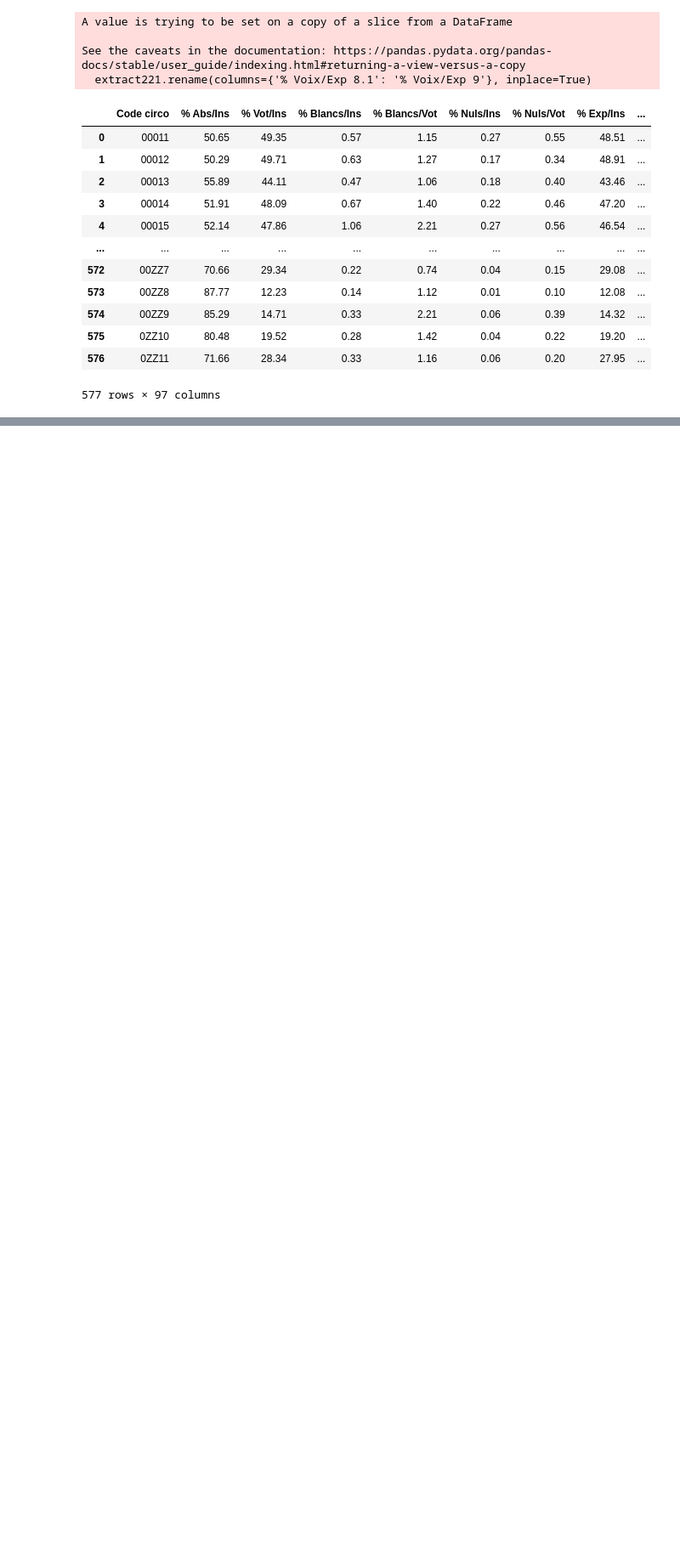
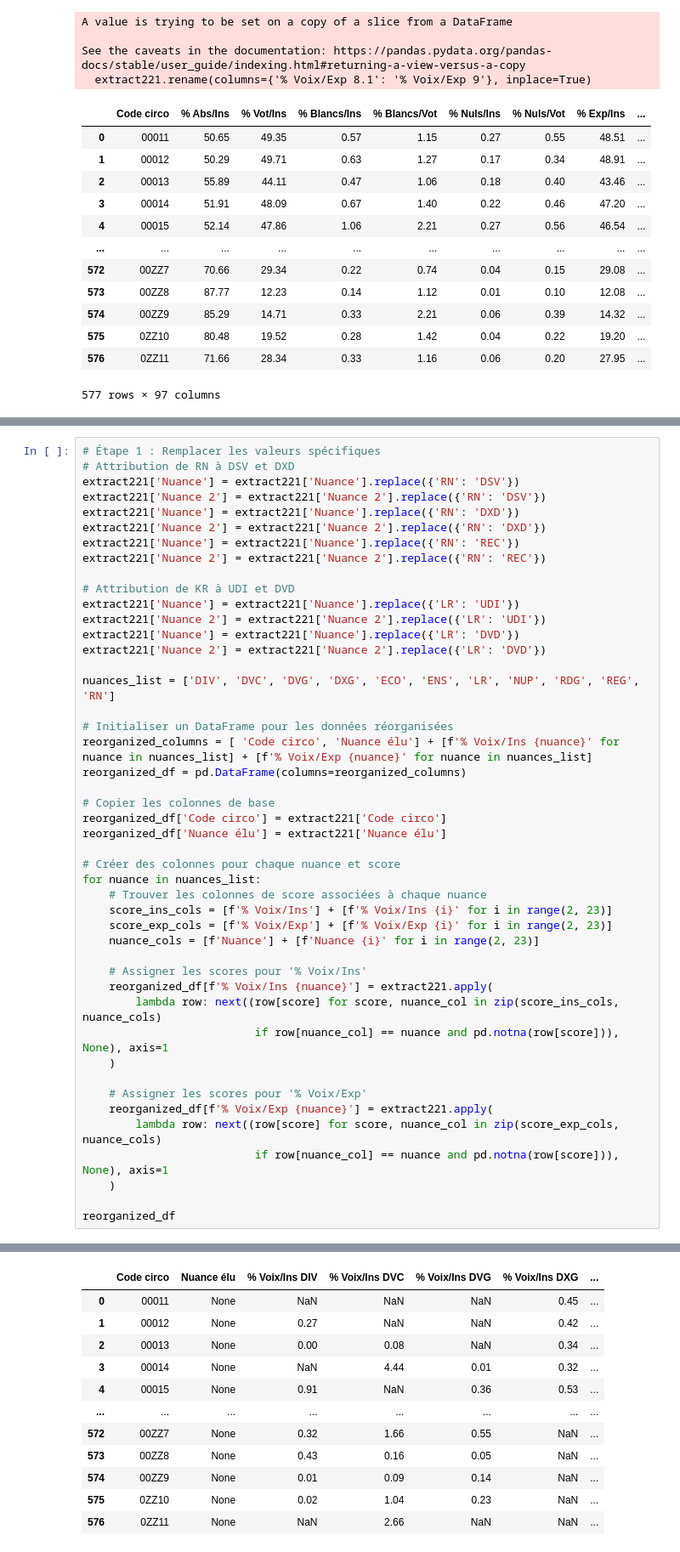
Before and after one commit to jmeynent/RisqueRNAnalyse, a Jupyter notebook: Formatage.ipynb, the cells around one changed output, grey strips where cells are left out. Shown at 85% size. Drawn from its saved outputs; the diff is of its cells as text; blank space fills up the shorter version.

```diff
--- a/Formatage.ipynb
+++ b/Formatage.ipynb
@@ -768,0 +870,47 @@ See the caveats in the documentation: https://pandas.pydata.org/pandas-docs/stab
+# %%
+# Étape 1 : Remplacer les valeurs spécifiques
+# Attribution de RN à DSV et DXD
+extract221['Nuance'] = extract221['Nuance'].replace({'RN': 'DSV'})
+extract221['Nuance 2'] = extract221['Nuance 2'].replace({'RN': 'DSV'})
+extract221['Nuance'] = extract221['Nuance'].replace({'RN': 'DXD'})
+extract221['Nuance 2'] = extract221['Nuance 2'].replace({'RN': 'DXD'})
+extract221['Nuance'] = extract221['Nuance'].replace({'RN': 'REC'})
+extract221['Nuance 2'] = extract221['Nuance 2'].replace({'RN': 'REC'})
+
+# Attribution de KR à UDI et DVD
+extract221['Nuance'] = extract221['Nuance'].replace({'LR': 'UDI'})
+extract221['Nuance 2'] = extract221['Nuance 2'].replace({'LR': 'UDI'})
+extract221['Nuance'] = extract221['Nuance'].replace({'LR': 'DVD'})
+extract221['Nuance 2'] = extract221['Nuance 2'].replace({'LR': 'DVD'})
+
+nuances_list = ['DIV', 'DVC', 'DVG', 'DXG', 'ECO', 'ENS', 'LR', 'NUP', 'RDG', 'REG', 'RN']
+
+# Initialiser un DataFrame pour les données réorganisées
+reorganized_columns = [ 'Code circo', 'Nuance élu'] + [f'% Voix/Ins {nuance}' for nuance in nuances_list] + [f'% Voix/Exp {nuance}' for nuance in nuances_list]
+reorganized_df = pd.DataFrame(columns=reorganized_columns)
+
+# Copier les colonnes de base
+reorganized_df['Code circo'] = extract221['Code circo']
+reorganized_df['Nuance élu'] = extract221['Nuance élu']
+
+# Créer des colonnes pour chaque nuance et score
+for nuance in nuances_list:
+    # Trouver les colonnes de score associées à chaque nuance
+    score_ins_cols = [f'% Voix/Ins'] + [f'% Voix/Ins {i}' for i in range(2, 23)]
+    score_exp_cols = [f'% Voix/Exp'] + [f'% Voix/Exp {i}' for i in range(2, 23)]
+    nuance_cols = [f'Nuance'] + [f'Nuance {i}' for i in range(2, 23)]
+
+    # Assigner les scores pour '% Voix/Ins'
+    reorganized_df[f'% Voix/Ins {nuance}'] = extract221.apply(
+        lambda row: next((row[score] for score, nuance_col in zip(score_ins_cols, nuance_cols)
+                          if row[nuance_col] == nuance and pd.notna(row[score])), None), axis=1
+    )
+
+    # Assigner les scores pour '% Voix/Exp'
+    reorganized_df[f'% Voix/Exp {nuance}'] = extract221.apply(
+        lambda row: next((row[score] for score, nuance_col in zip(score_exp_cols, nuance_cols)
+                          if row[nuance_col] == nuance and pd.notna(row[score])), None), axis=1
+    )
+
+reorganized_df
+# %% [output]
@@ -768,0 +934,12 @@ See the caveats in the documentation: https://pandas.pydata.org/pandas-docs/stab
+|  | Code circo | Nuance élu | % Voix/Ins DIV | % Voix/Ins DVC | % Voix/Ins DVG | % Voix/Ins DXG | ... |
+| 0 | 00011 | None | NaN | NaN | NaN | 0.45 | ... |
+| 1 | 00012 | None | 0.27 | NaN | NaN | 0.42 | ... |
+| 2 | 00013 | None | 0.00 | 0.08 | NaN | 0.34 | ... |
+| 3 | 00014 | None | NaN | 4.44 | 0.01 | 0.32 | ... |
+| 4 | 00015 | None | 0.91 | NaN | 0.36 | 0.53 | ... |
+| ... | ... | ... | ... | ... | ... | ... | ... |
+| 572 | 00ZZ7 | None | 0.32 | 1.66 | 0.55 | NaN | ... |
+| 573 | 00ZZ8 | None | 0.43 | 0.16 | 0.05 | NaN | ... |
+| 574 | 00ZZ9 | None | 0.01 | 0.09 | 0.14 | NaN | ... |
+| 575 | 0ZZ10 | None | 0.02 | 1.04 | 0.23 | NaN | ... |
+| 576 | 0ZZ11 | None | NaN | 2.66 | NaN | NaN | ... |
```
Also changed, not shown: parts of 25 cells of this notebook, 1 other file.
